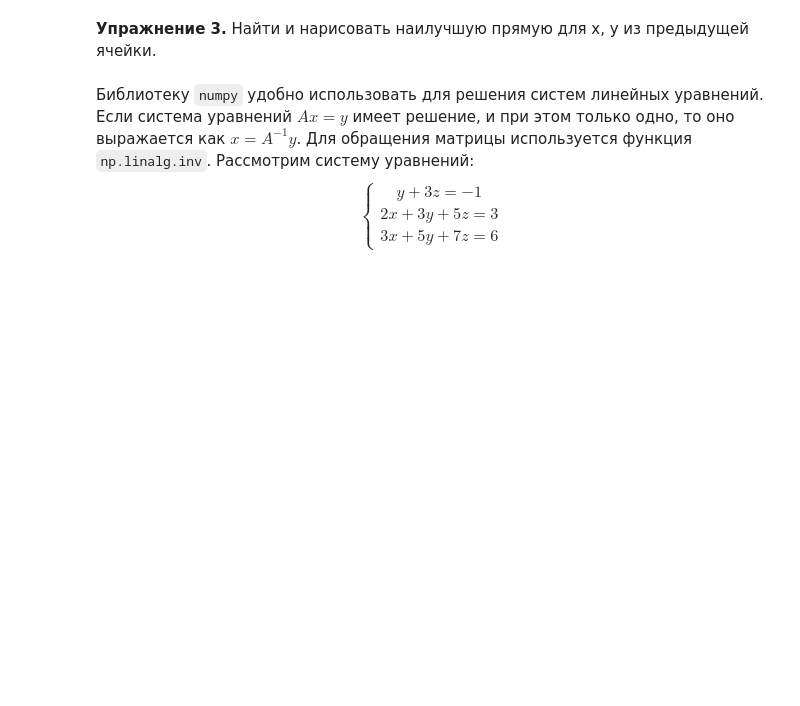
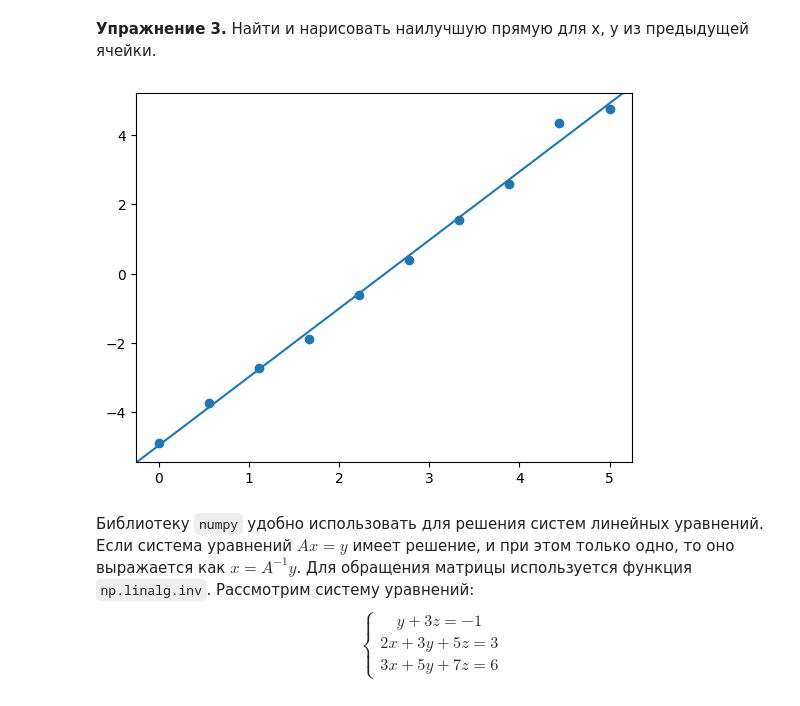
Before and after one commit to bursefff/python_2023, a Jupyter notebook: classwork05/2023_lpr_lab05.ipynb, the cells around one changed output. Drawn from its saved outputs; the diff is of its cells as text; code cells hidden in the pictures; blank space fills up the shorter version.

```diff
--- a/classwork05/2023_lpr_lab05.ipynb
+++ b/classwork05/2023_lpr_lab05.ipynb
@@ -262,5 +284,14 @@ plt.scatter(x, y)
 # %% [markdown]
 **Упражнение 3.** Найти и нарисовать наилучшую прямую для x, y из предыдущей ячейки.
+# %%
+import statistics as st
+k = (st.mean(x*y) - st.mean(x)*st.mean(y))/(st.mean(x*x)-(st.mean(x))**2)
+b = st.mean(y) - k * st.mean(x)
+plt.scatter(x,y)
+plt.axline([0, b], slope=k)
+plt.show()
+# %% [output]
+[figure, added]
 # %% [markdown]
 Библиотеку `numpy` удобно использовать для решения систем линейных уравнений. Если система уравнений $Ax=y$ имеет решение, и при этом только одно, то оно выражается как $x=A^{-1} y$. Для обращения матрицы используется функция `np.linalg.inv`. Рассмотрим систему уравнений:
 $$
```
Also changed, not shown: parts of 18 cells of this notebook, 5 other files.
